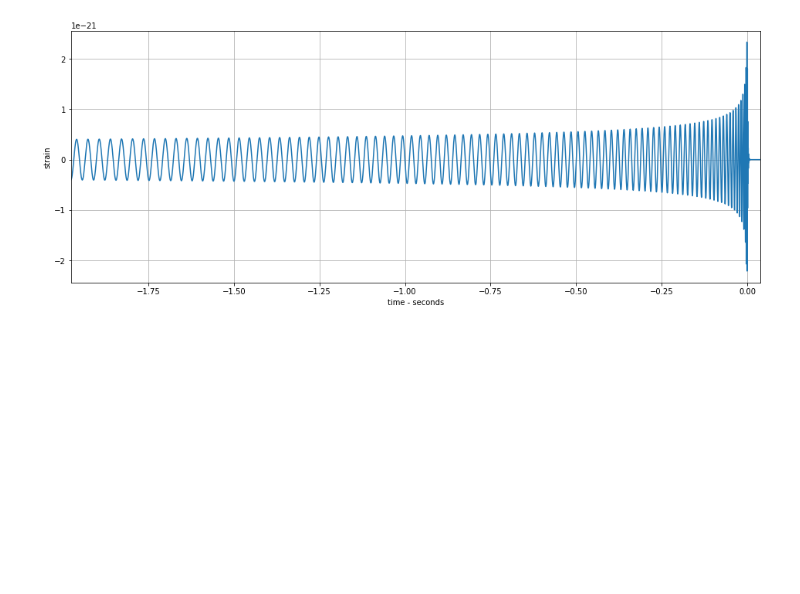
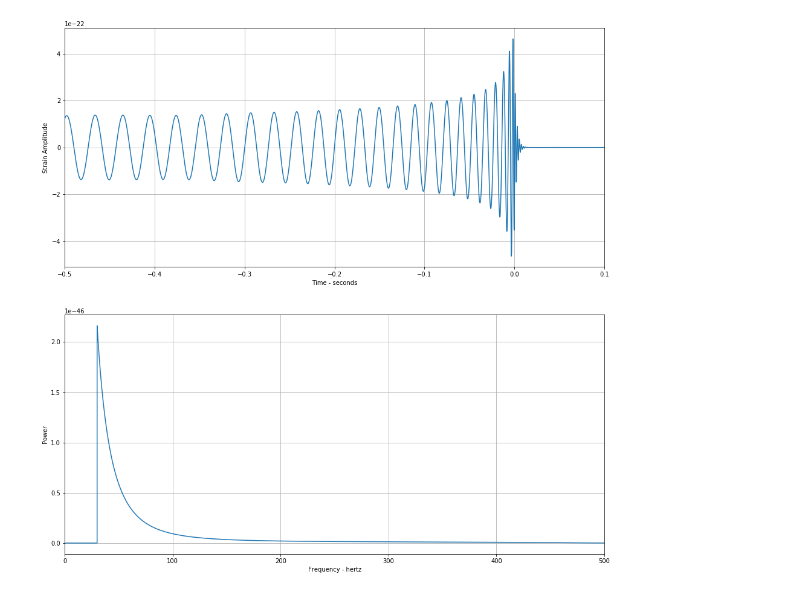
Before and after one commit to connor-mcisaac/gw_test, a Jupyter notebook: PyCBC/make_plots.ipynb, the cells around one changed output. Saved outputs shown, nothing was run; the diff lists cells and outputs as text; code cells hidden in the pictures; blank space fills up the shorter version.

```diff
--- a/PyCBC/make_plots.ipynb
+++ b/PyCBC/make_plots.ipynb
@@ -9,15 +9,3 @@ from pycbc.filter import highpass_fir, matched_filter, match
 # %%
 hstrain = frame.read_frame('../Data/H-H1_LOSC_4_V1-1126076416-4096.gwf', 'H1:LOSC-STRAIN')
 lstrain = frame.read_frame('../Data/L-L1_LOSC_4_V1-1126076416-4096.gwf', 'L1:LOSC-STRAIN')
-# %%
-hp, hc = get_td_waveform(approximant="SEOBNRv4_opt", mass1=10, mass2=10, delta_t=hstrain.delta_t, f_lower=30, distance = 100)
-
-#Plot both polarisations and the fake signal
-plt.figure(figsize=(16, 6))
-plt.plot(hp.sample_times, hp)
-plt.xlim([hp.sample_times[0], hp.sample_times[-1]])
-plt.xlabel('time - seconds')
-plt.ylabel('strain')
-plt.grid()
-# %% [output]
-[figure, removed]
@@ -24 +15,17 @@ plt.grid()
+# %%
+plt.figure(figsize=(16, 16))
+plt.subplot(2, 1, 1)
+plt.plot(hp.sample_times, hp)
+plt.xlim([-0.5, 0.1])
+plt.xlabel('Time - seconds')
+plt.ylabel('Strain Amplitude')
+plt.grid()
+plt.subplot(2, 1, 2)
+plt.plot(fp.sample_frequencies, fp*np.conj(fp))
+plt.xlim([fp.sample_frequencies[0], 500])
+plt.xlabel('Frequency - hertz')
+plt.ylabel('Power')
+plt.grid()
+# %% [output]
+[figure, added]
 # %%
```
Also changed, not shown: parts of 10 cells of this notebook.
